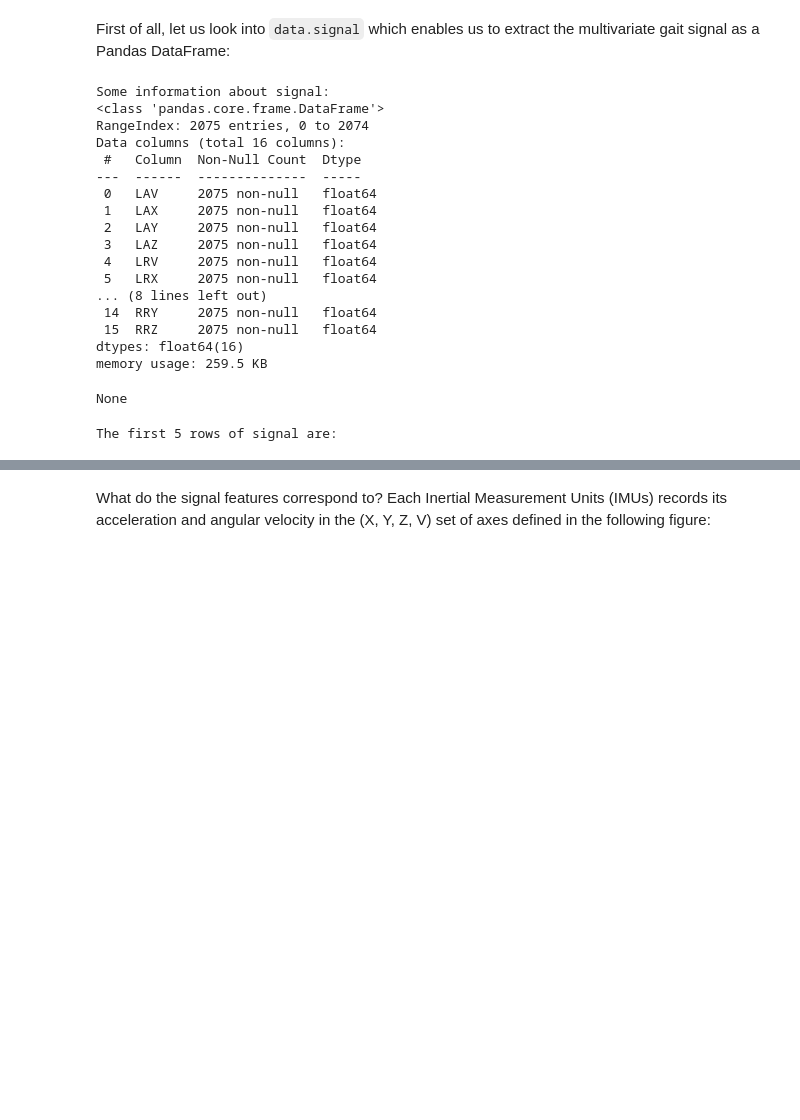
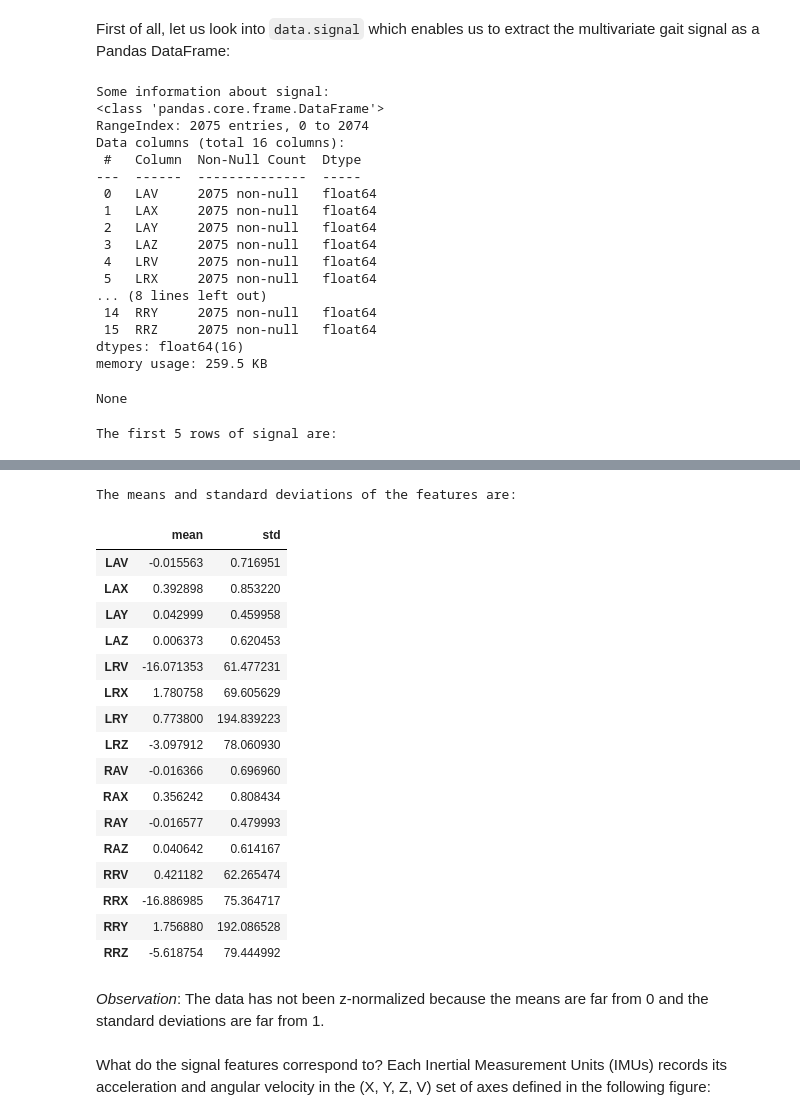
Before and after one commit to deepcharles/loadmydata, a Jupyter notebook: notebooks/human_locomotion.ipynb, the cells around one changed output, grey strips where cells are left out. Cells and saved outputs as stored; diff of their text form; code cells hidden in the pictures; blank space fills up the shorter version.

Commit message:
Adding the investigation whether the data is z-normalized or not

```diff
--- a/notebooks/human_locomotion.ipynb
+++ b/notebooks/human_locomotion.ipynb
@@ -91,33 +91,56 @@ print('Some information about signal:')
 display(signal.info())
 
 print('\nThe first 5 rows of signal are:')
 display(signal.head())
+
+print('\nThe means and standard deviations of the features are:')
+display(signal.describe().T[['mean', 'std']])
 # %% [output]
 Some information about signal:
 <class 'pandas.core.frame.DataFrame'>
 RangeIndex: 2075 entries, 0 to 2074
 Data columns (total 16 columns):
  #   Column  Non-Null Count  Dtype
 ---  ------  --------------  -----
  0   LAV     2075 non-null   float64
  1   LAX     2075 non-null   float64
  2   LAY     2075 non-null   float64
  3   LAZ     2075 non-null   float64
  4   LRV     2075 non-null   float64
  5   LRX     2075 non-null   float64
 ... (8 lines left out)
  14  RRY     2075 non-null   float64
  15  RRZ     2075 non-null   float64
 dtypes: float64(16)
 memory usage: 259.5 KB
 None
 The first 5 rows of signal are:
 |  | LAV | LAX | LAY | LAZ | LRV | LRX | LRY | LRZ | RAV | RAX | RAY | ... |
 | 0 | -0.001044 | -0.007348 | -0.005025 | 0.003626 | -1.179313 | -1.748553 | -3.923271 | 0.393393 | 0.003202 | -0.019837 | 0.016119 | ... |
 | 1 | -0.000053 | -0.003609 | -0.010943 | 0.003958 | -0.756476 | -1.606459 | -3.781178 | 0.775899 | 0.002248 | -0.018132 | 0.024442 | ... |
 | 2 | 0.002816 | 0.002645 | -0.018659 | 0.005457 | -0.649569 | -0.874276 | -4.316664 | 0.611976 | -0.001815 | -0.024816 | 0.013460 | ... |
 | 3 | 0.009301 | 0.005146 | -0.014473 | 0.010732 | -0.261601 | -0.524543 | -3.431502 | 0.688466 | 0.003422 | -0.016170 | -0.001533 | ... |
 | 4 | 0.003331 | 0.005016 | -0.001138 | 0.001147 | -0.125924 | 0.174867 | -2.874128 | 0.349733 | 0.002091 | -0.006150 | -0.010243 | ... |
+The means and standard deviations of the features are:
+|  | mean | std |
+| LAV | -0.015563 | 0.716951 |
+| LAX | 0.392898 | 0.853220 |
+| LAY | 0.042999 | 0.459958 |
+| LAZ | 0.006373 | 0.620453 |
+| LRV | -16.071353 | 61.477231 |
+| LRX | 1.780758 | 69.605629 |
+| LRY | 0.773800 | 194.839223 |
+| LRZ | -3.097912 | 78.060930 |
+| RAV | -0.016366 | 0.696960 |
+| RAX | 0.356242 | 0.808434 |
+| RAY | -0.016577 | 0.479993 |
+| RAZ | 0.040642 | 0.614167 |
+| RRV | 0.421182 | 62.265474 |
+| RRX | -16.886985 | 75.364717 |
+| RRY | 1.756880 | 192.086528 |
+| RRZ | -5.618754 | 79.444992 |
+# %% [markdown]
+*Observation*: The data has not been z-normalized because the means are far from 0 and the standard deviations are far from 1.
 # %% [markdown]
 What do the signal features correspond to? Each Inertial Measurement Units (IMUs) records its acceleration and angular velocity in the (X, Y, Z, V) set of axes defined in the following figure:
 # %%
```
Also changed, not shown: parts of 1 cell of this notebook.
